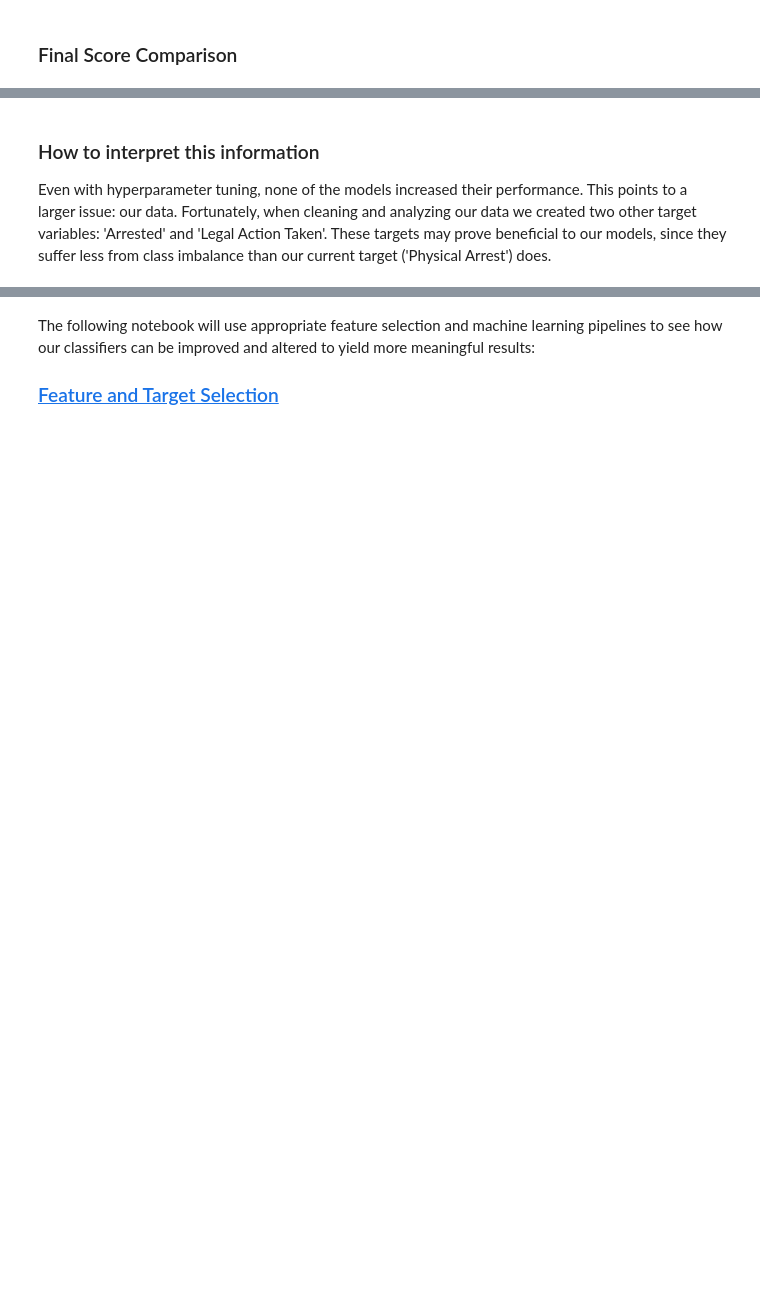
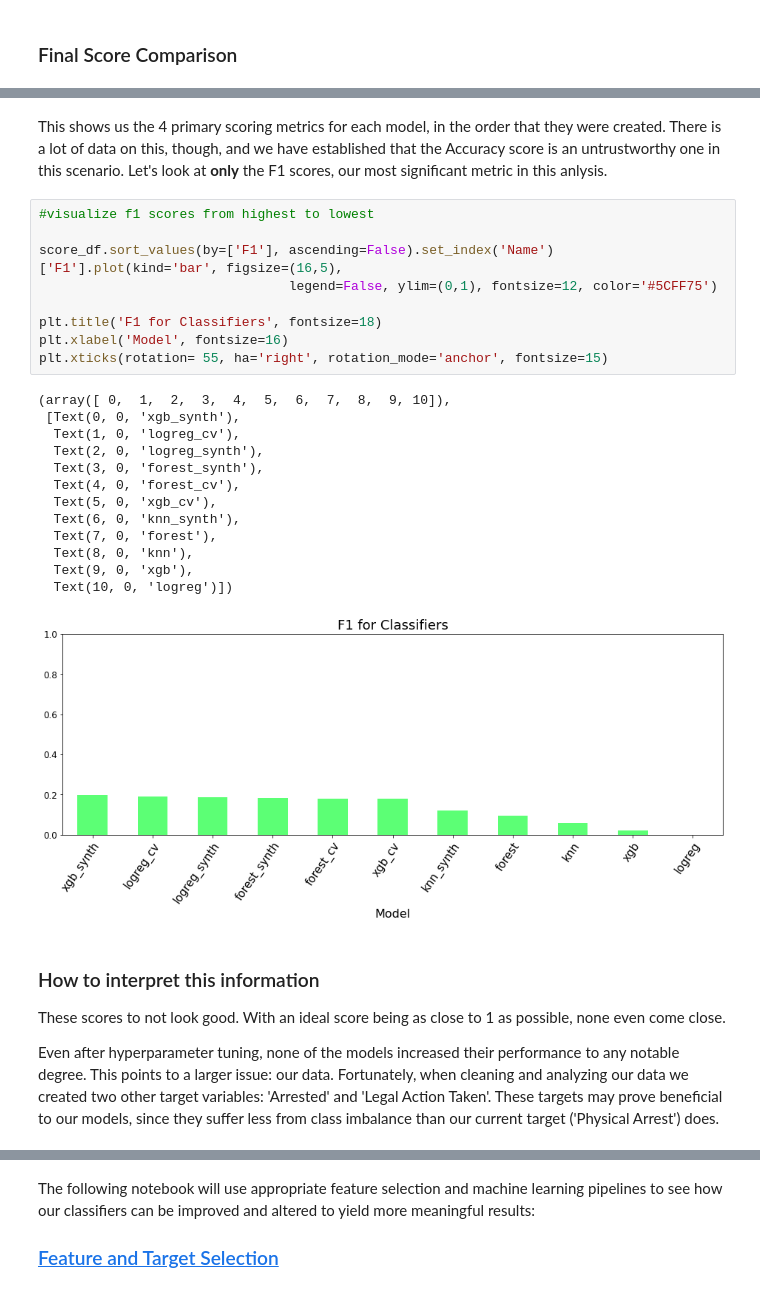
Before and after one commit to shadel96/Terry_Stops_Analysis, a Jupyter notebook: nb_2-terry_models.ipynb, the cells around one changed output, grey strips where cells are left out. Cells and saved outputs as stored; diff of their text form; blank space fills up the shorter version.

```diff
--- a/nb_2-terry_models.ipynb
+++ b/nb_2-terry_models.ipynb
@@ -645,7 +728,33 @@ score_df
+# %% [markdown]
+This shows us the 4 primary scoring metrics for each model, in the order that they were created. There is a lot of data on this, though, and we have established that the Accuracy score is an untrustworthy one in this scenario. Let's look at **only** the F1 scores, our most significant metric in this anlysis.
+# %%
+#visualize f1 scores from highest to lowest
+
+score_df.sort_values(by=['F1'], ascending=False).set_index('Name')['F1'].plot(kind='bar', figsize=(16,5),
+                                legend=False, ylim=(0,1), fontsize=12, color='#5CFF75')
+
+plt.title('F1 for Classifiers', fontsize=18)
+plt.xlabel('Model', fontsize=16)
+plt.xticks(rotation= 55, ha='right', rotation_mode='anchor', fontsize=15)
+# %% [output]
+(array([ 0,  1,  2,  3,  4,  5,  6,  7,  8,  9, 10]),
+ [Text(0, 0, 'xgb_synth'),
+  Text(1, 0, 'logreg_cv'),
+  Text(2, 0, 'logreg_synth'),
+  Text(3, 0, 'forest_synth'),
+  Text(4, 0, 'forest_cv'),
+  Text(5, 0, 'xgb_cv'),
+  Text(6, 0, 'knn_synth'),
+  Text(7, 0, 'forest'),
+  Text(8, 0, 'knn'),
+  Text(9, 0, 'xgb'),
+  Text(10, 0, 'logreg')])
+[figure, added]
 # %% [markdown]
 ### How to interpret this information
+These scores to not look good. With an ideal score being as close to 1 as possible, none even come close.
 
-Even with hyperparameter tuning, none of the models increased their performance. This points to a larger issue: our data. Fortunately, when cleaning and analyzing our data we created two other target variables: 'Arrested' and 'Legal Action Taken'. These targets may prove beneficial to our models, since they suffer less from class imbalance than our current target ('Physical Arrest') does.
+Even after hyperparameter tuning, none of the models increased their performance to any notable degree. This points to a larger issue: our data. Fortunately, when cleaning and analyzing our data we created two other target variables: 'Arrested' and 'Legal Action Taken'. These targets may prove beneficial to our models, since they suffer less from class imbalance than our current target ('Physical Arrest') does.
 # %%
 #show other target classes:
 
```
Also changed, not shown: parts of 7 cells of this notebook, 20 other files.
